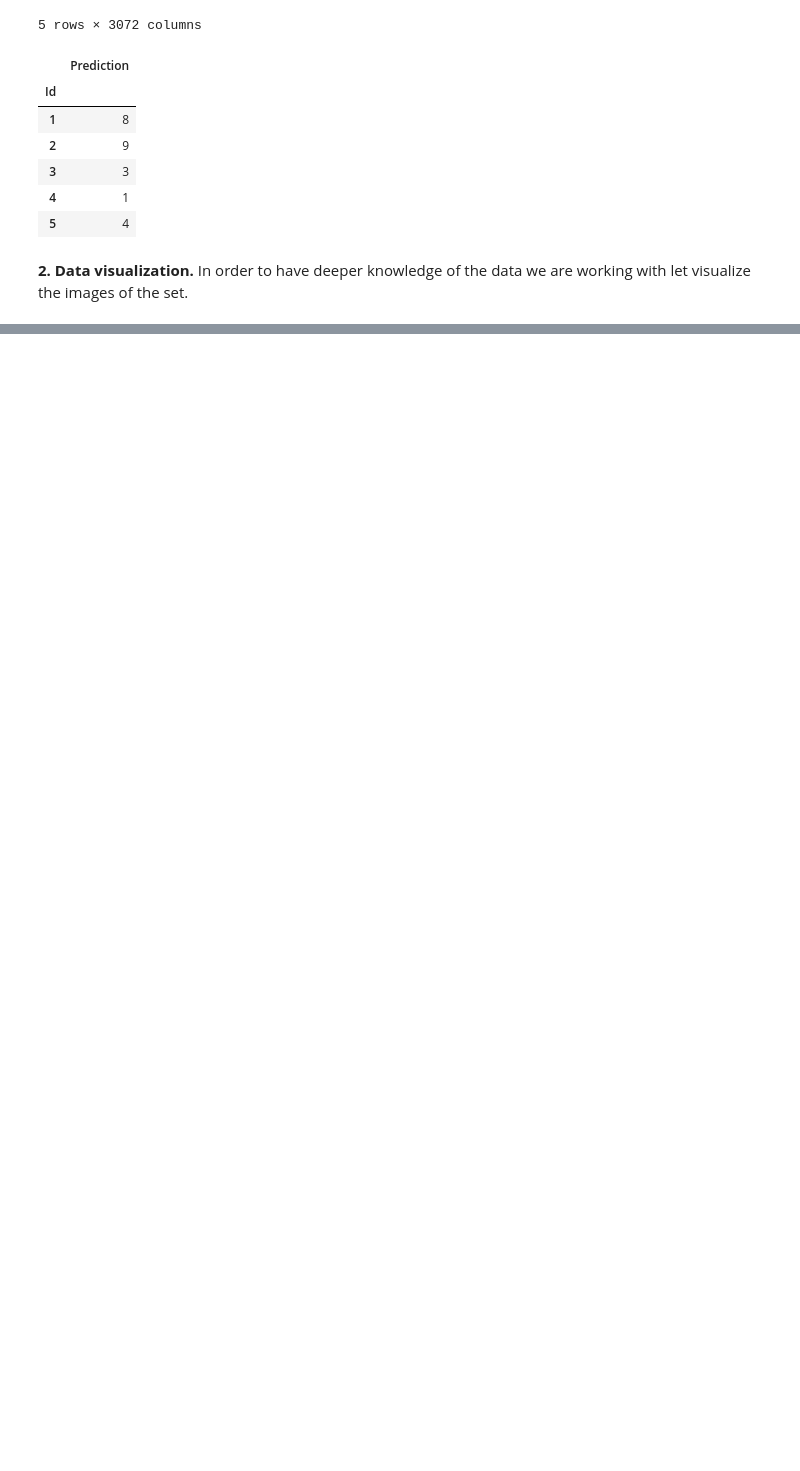
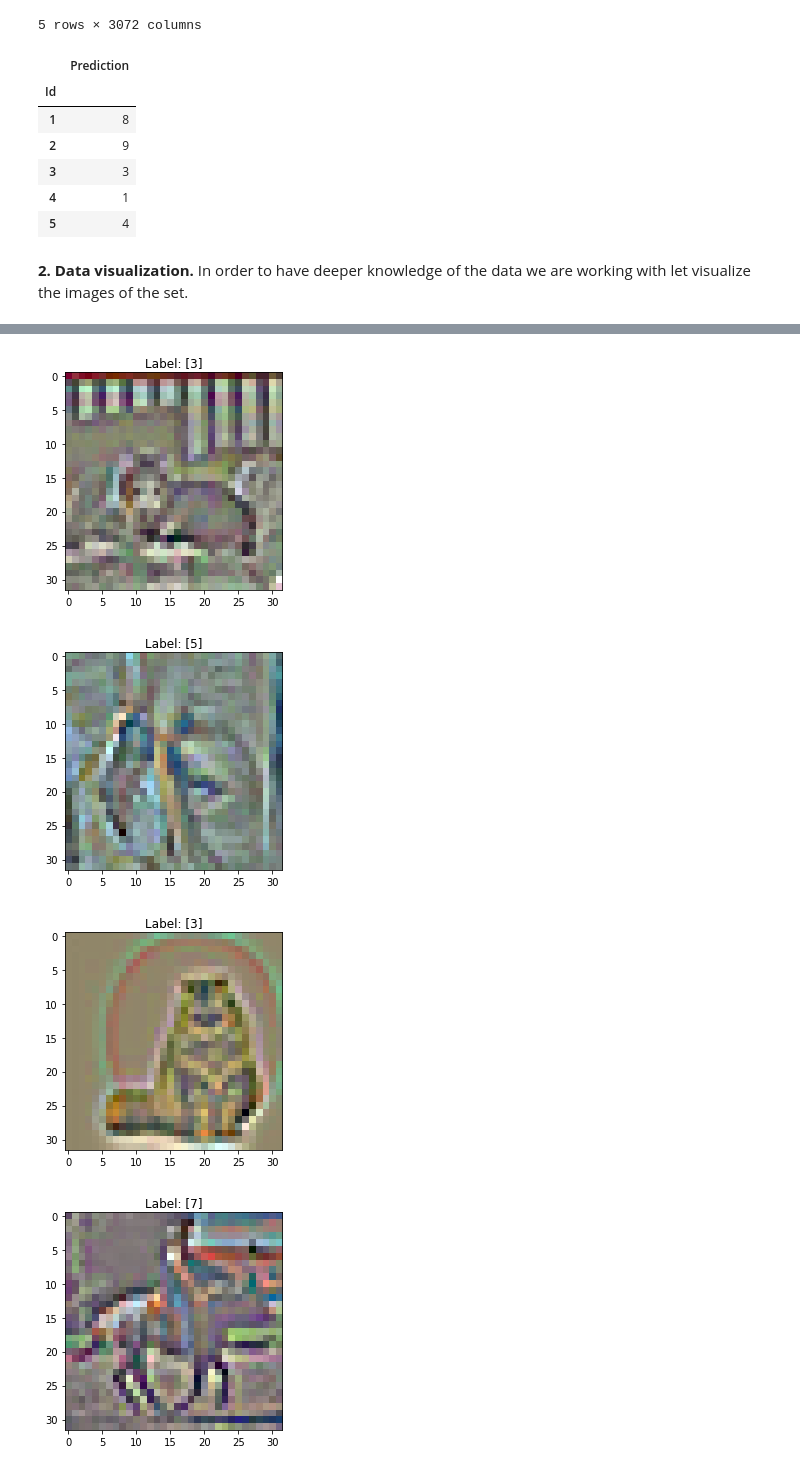
Before and after one commit to jlopetegui98/KernelMethods_DataChallenge, a Jupyter notebook: main.ipynb, the cells around one changed output, grey strips where cells are left out. Drawn from its saved outputs; the diff is of its cells as text; code cells hidden in the pictures; blank space fills up the shorter version.

Commit message:
Improved visualization

```diff
--- a/main.ipynb
+++ b/main.ipynb
@@ -95,9 +95,3 @@ display(Y_train.head())
 | 5 | 4 |
 # %% [markdown]
 **2. Data visualization.** In order to have deeper knowledge of the data we are working with let visualize the images of the set.
-# %%
-#Visualize the images of the first 5 samples
-for i in range(1,6):
-    plt.imshow(np.array(X_train.loc[i]).reshape(32,32,3))
-    plt.title('Label: '+str(Y_train.loc[i].values))
-    plt.show()
@@ -114,0 +98,28 @@ Clipping input data to the valid range for imshow with RGB data ([0..1] for floa
+# %%
+#Visualize the images of the first 5 samples
+for i in range(10,20):
+    image = np.reshape(np.array(X_train.loc[i]), (3,32,32)).astype(float)
+
+    #image = image / 2 + 0.5
+    # Separate color channels
+    red_channel = image[0]
+    green_channel = image[1]
+    blue_channel = image[2]
+
+
+    # Normalize each channel
+    red_channel = (red_channel- red_channel.min()) / (red_channel.max()-red_channel.min())
+    green_channel = (green_channel - green_channel.min()) / (green_channel.max()-green_channel.min())
+    blue_channel = (blue_channel - blue_channel.min()) / (blue_channel.max() - blue_channel.min())
+
+    # Combine channels to form the original image
+    original_image = np.stack((red_channel, green_channel, blue_channel), axis=-1)
+
+    plt.imshow(original_image,cmap='viridis', vmin=0, vmax=1)
+    plt.title('Label: '+str(Y_train.loc[i].values))
+    plt.show()
+# %% [output]
+[figure, added]
+[figure, added]
+[figure, added]
+[figure, added]
```
Also changed, not shown: parts of 2 cells of this notebook.
